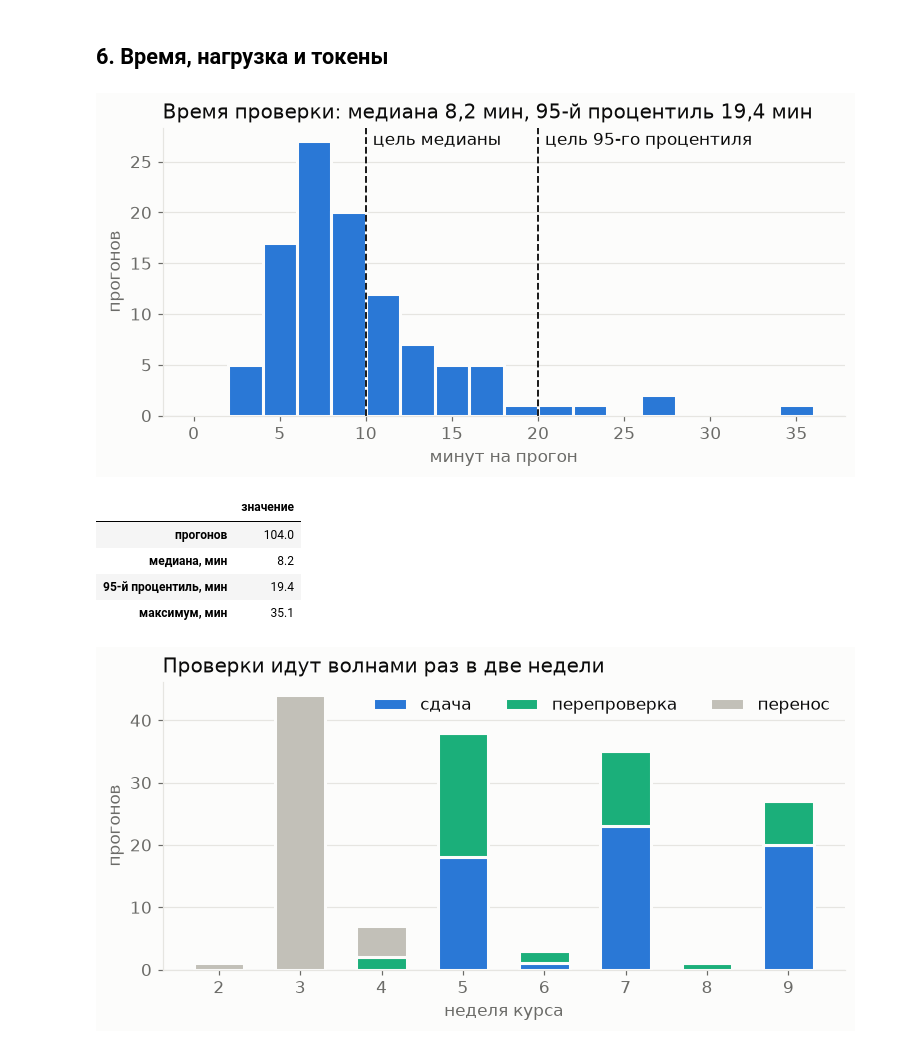
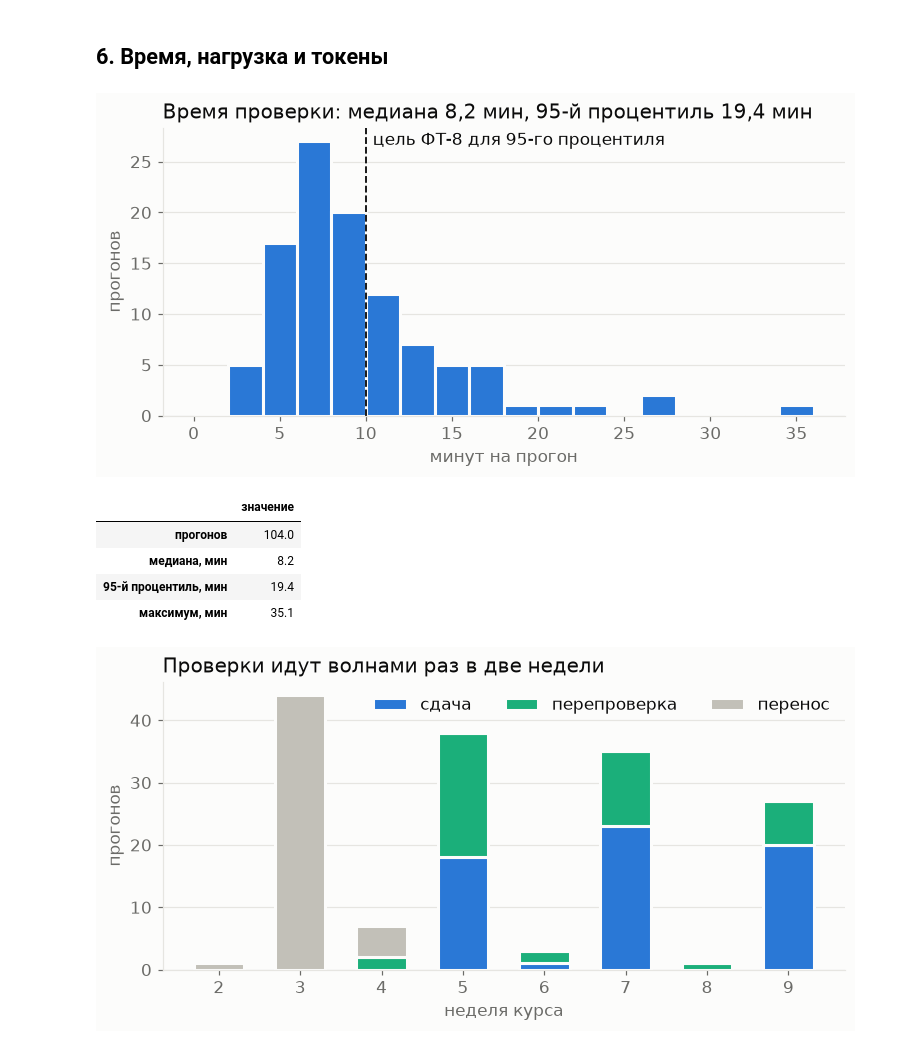
Before and after one commit to ChS23/mlsd-judge, a Jupyter notebook: notebooks/eda.ipynb, the cells around one changed output. Saved outputs shown, nothing was run; the diff lists cells and outputs as text; code cells hidden in the pictures.

```diff
--- a/notebooks/eda.ipynb
+++ b/notebooks/eda.ipynb
@@ -327,34 +327,31 @@ promise       26
 # %%
 minutes = new_runs["minutes"].dropna()
 median, p95 = minutes.median(), minutes.quantile(0.95)
 fig, ax = plt.subplots(figsize=(8, 3.4))
 ax.hist(minutes, bins=range(0, 38, 2), color=SERIES, edgecolor=SURFACE, linewidth=2)
-for value, label, height in [
-    (10, "цель медианы", 0.94),
-    (20, "цель 95-го процентиля", 0.94),
-]:
+for value, label, height in [(10, "цель ФТ-8 для 95-го процентиля", 0.94)]:
     ax.axvline(value, color=INK, linewidth=1.2, linestyle="--")
     ax.text(value + 0.4, ax.get_ylim()[1] * height, label, color=INK)
 text = f"медиана {median:.1f} мин, 95-й процентиль {p95:.1f} мин".replace(".", ",")
 ax.set_title(f"Время проверки: {text}")
 ax.set_xlabel("минут на прогон")
 ax.set_ylabel("прогонов")
 ax.grid(axis="x", visible=False)
 fig.savefig(FIG / "05_run_minutes.png", dpi=150, bbox_inches="tight")
 plt.show()
 pd.DataFrame(
     {
         "значение": [
             len(minutes),
             round(median, 1),
             round(p95, 1),
             round(minutes.max(), 1),
         ]
     },
     index=["прогонов", "медиана, мин", "95-й процентиль, мин", "максимум, мин"],
 )
 # %% [output]
-[figure, old version]
+[figure, new version]
 |  | значение |
 | прогонов | 104.0 |
 | медиана, мин | 8.2 |
```
Also changed, not shown: parts of 1 cell of this notebook, 3 other files.
